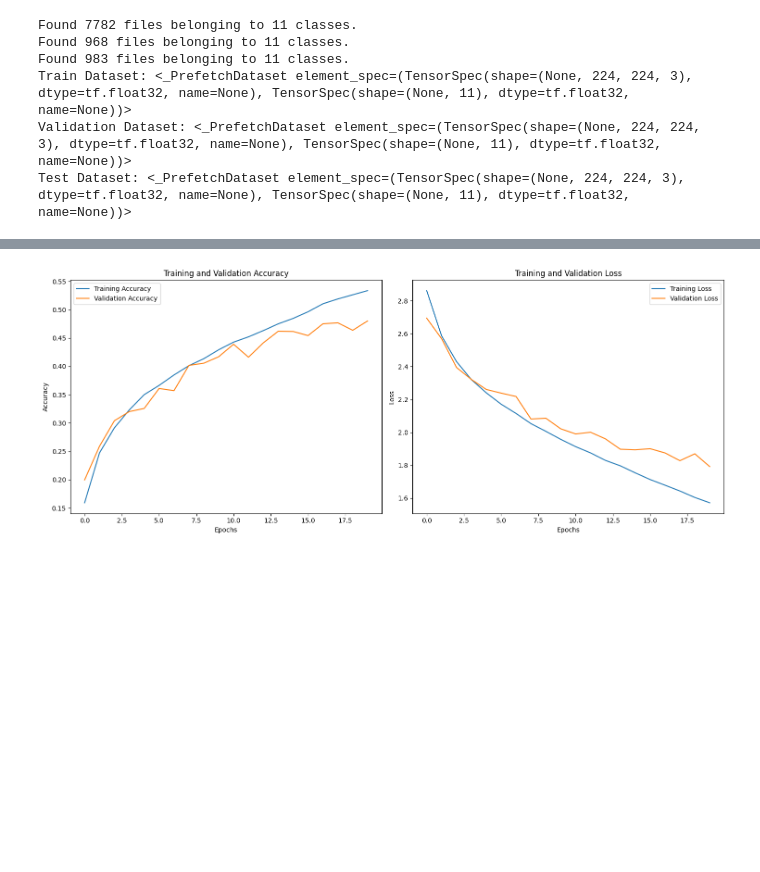
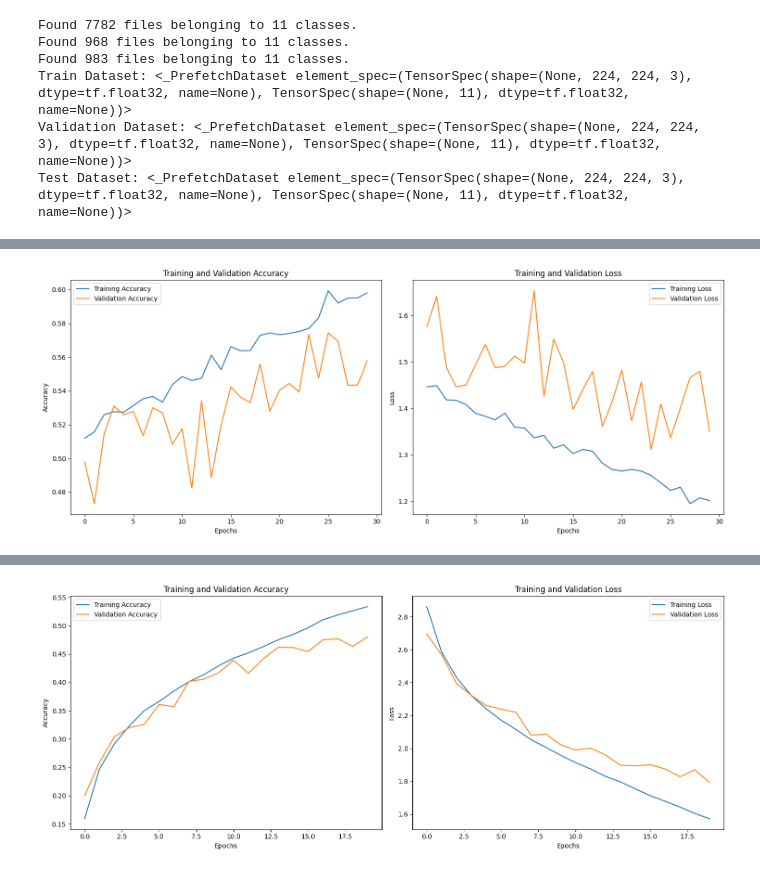
Before and after one commit to uchihamadara37/ML-capstone-bangkit, a Jupyter notebook: andre2.ipynb, the cells around one changed output, grey strips where cells are left out. Drawn from its saved outputs; the diff is of its cells as text; code cells hidden in the pictures; blank space fills up the shorter version.

```diff
--- a/andre2.ipynb
+++ b/andre2.ipynb
@@ -296,0 +302,5 @@ plot_loss_acc(history)
+# %%
+# sudah ditambah 6 augmen | Adam | lr 1e-3 | 32 64 128 AvgGlobal 128
+plot_loss_acc(history)
+# %% [output]
+[figure, added]
```
Also changed, not shown: parts of 8 cells of this notebook.
